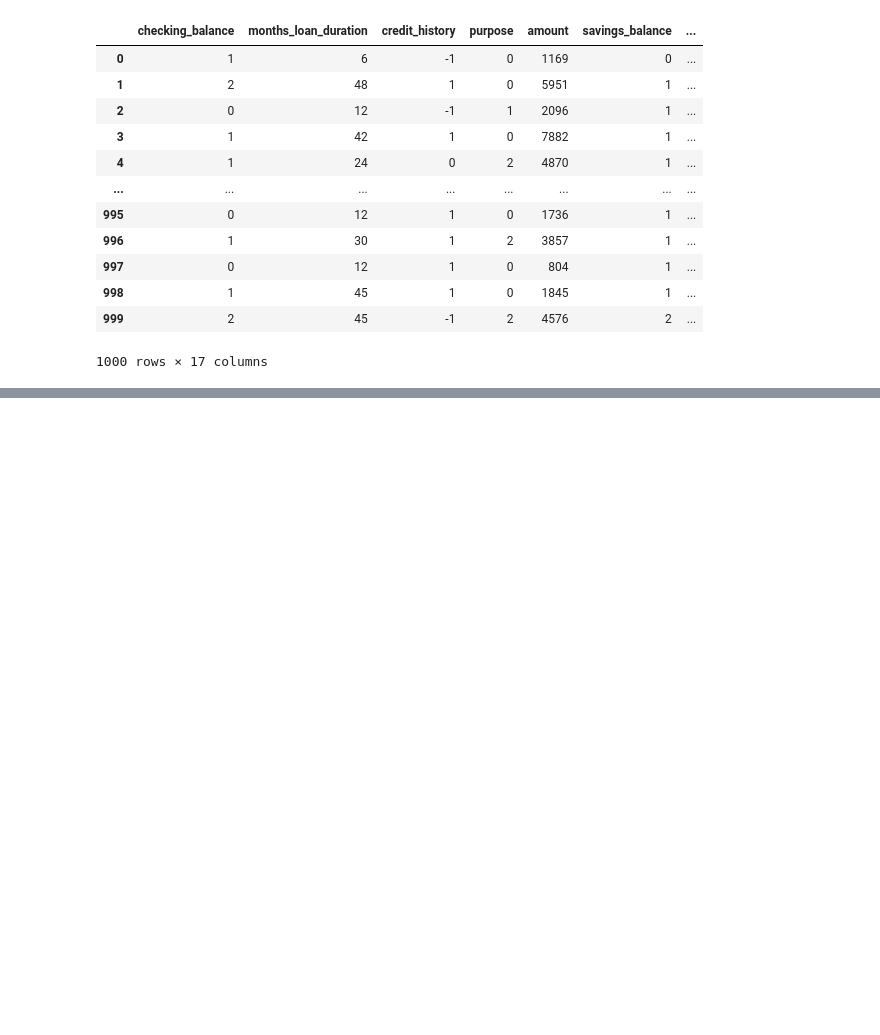
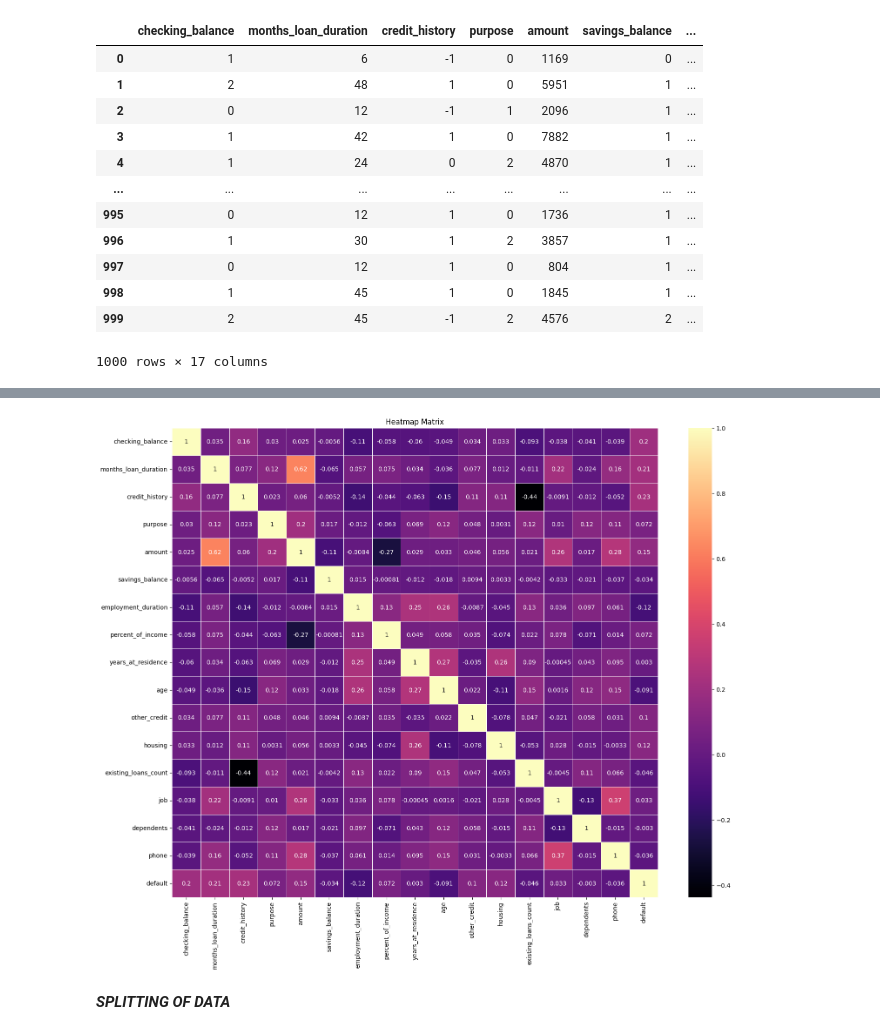
Before and after one commit to vanshikagoyal6396/MLCOE_TASK_, a Jupyter notebook: ClassificationTask.ipynb, the cells around one changed output, grey strips where cells are left out. Drawn from its saved outputs; the diff is of its cells as text; code cells hidden in the pictures; blank space fills up the shorter version.

```diff
--- a/ClassificationTask.ipynb
+++ b/ClassificationTask.ipynb
@@ -477,0 +489,9 @@ corr
+# %%
+plt.figure(figsize=(18,14))
+sns.heatmap(corr, annot=True, cmap='magma', linewidths=0.5)
+plt.title('Heatmap Matrix')
+plt.show()
+# %% [output]
+[figure, added]
+# %% [markdown]
+***SPLITTING OF DATA***
```
Also changed, not shown: parts of 6 cells of this notebook.
